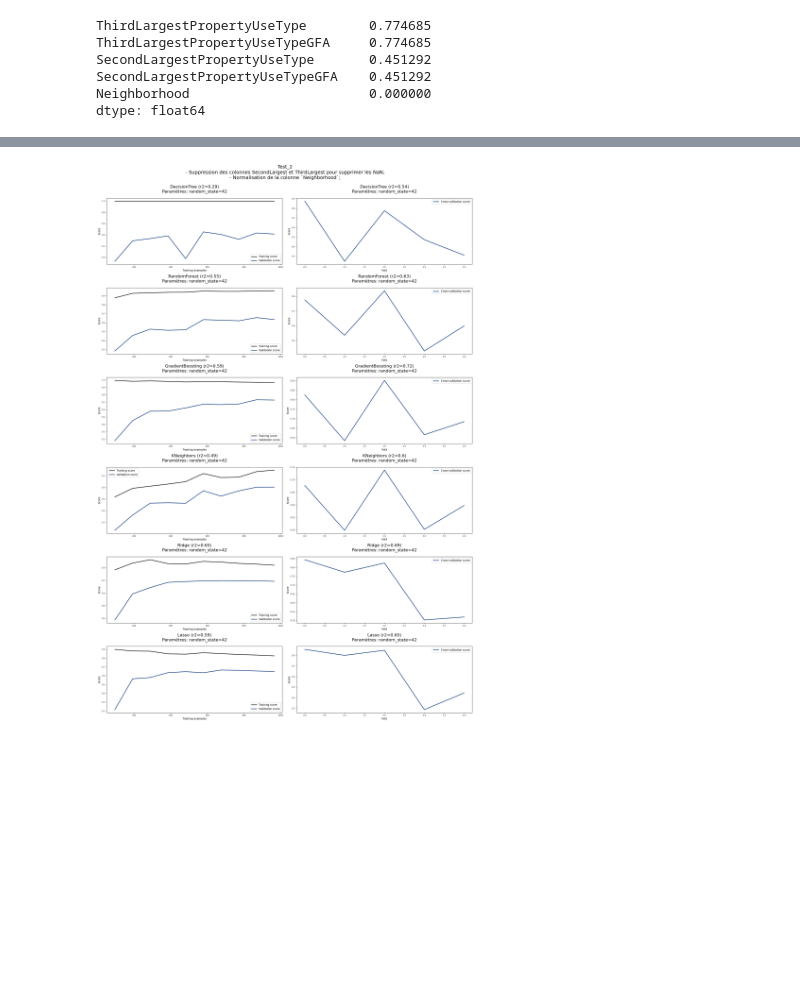
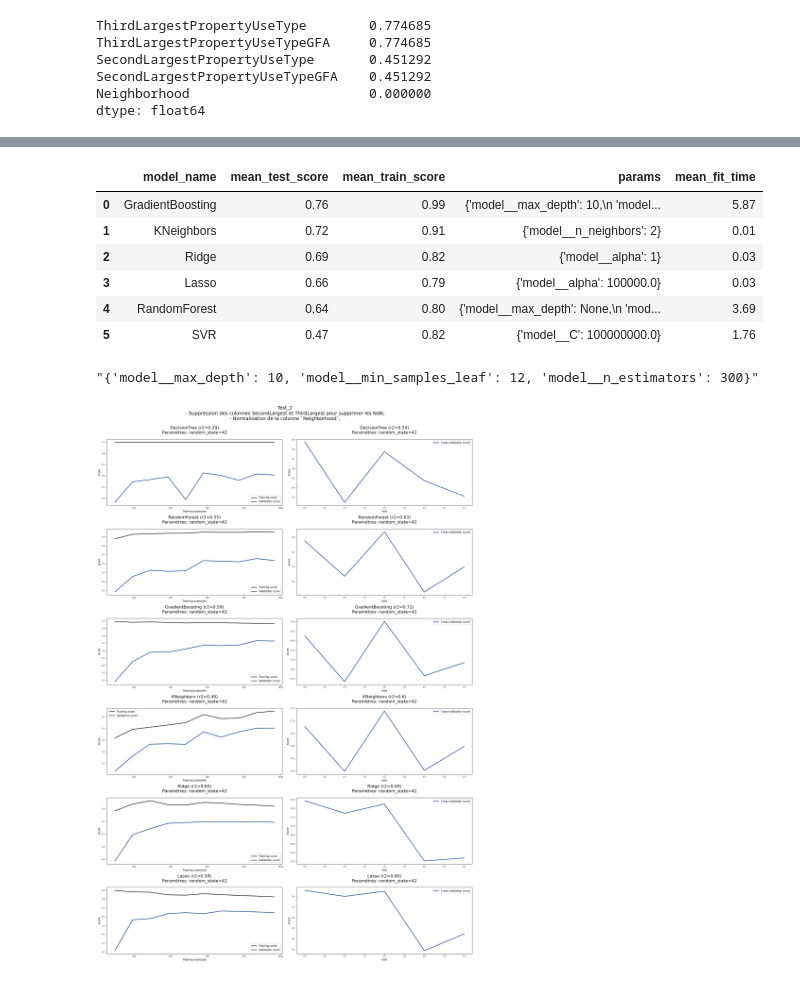
Before and after one commit to RR-DataSciences/P4_Anticipez_Les_Besoins_En_Consommation_De_B-timents, a Jupyter notebook: P4_Prediction_Final.ipynb, the cells around one changed output, grey strips where cells are left out. Drawn from its saved outputs; the diff is of its cells as text; code cells hidden in the pictures; blank space fills up the shorter version.

```diff
--- a/P4_Prediction_Final.ipynb
+++ b/P4_Prediction_Final.ipynb
@@ -198,28 +173,0 @@ DecisionTree
-# %%
-# Supposons que `results` est votre liste de résultats
-#df = pd.DataFrame(results, columns=["models","r2_train_split","r2_moy_learning_curve","r2_moy_cross_val", "best_params"])
-
-# Mélangez les données en format large
-df_melted = results.melt(id_vars="models", value_vars=["r2_train_split","r2_moy_learning_curve","r2_moy_cross_val"],
-                    var_name="Method", value_name="Score")
-
-# Définissez la palette de couleurs
-palette =["#000","#0E2547","#5A90E0","#00317A","#99C2FF","#CCE0FF"]
-
-plt.figure(figsize=(12,4))
-# Tracez le tracé de lignes
-sns.lineplot(data=df_melted, x="Method", y="Score", hue="models", palette=palette, linewidth=2)
-
-# Ajoutez un tableau avec les données de 'results' sous l'image
-table = plt.table(cellText=results.values,
-                  colLabels=results.columns,
-                  loc='bottom',
-                  bbox=[0, -0.7, 1, 0.5])  # ajustez ces valeurs pour déplacer le tableau
-
-plt.title("Analyse des résultats de prédiction par modèle\n(sans paramètres)")
-# Créez le nom du fichier avec le nouveau numéro
-filename = f"./P4_ResultsModels/ComparaisonsModeles_SansParametres.jpeg"
-# Enregistrez le graphique dans le fichier
-plt.savefig(filename, bbox_inches='tight')
-# Affichez le tracé
-plt.show()
@@ -228,3 +248,21 @@ plt.show()
+# %%
+results_df.set_index("model_name", inplace=True)
+# %%
+results_df = results_df.sort_values(by="mean_test_score", ascending=False).reset_index()
+results_df.to_csv(f"./P4_ResultsModels/best_score_model_StandardScaler').csv", sep=";")
+results_df
+# %% [output]
+|  | model_name | mean_test_score | mean_train_score | params | mean_fit_time |
+| 0 | GradientBoosting | 0.76 | 0.99 | {'model__max_depth': 10,\n 'model... | 5.87 |
+| 1 | KNeighbors | 0.72 | 0.91 | {'model__n_neighbors': 2} | 0.01 |
+| 2 | Ridge | 0.69 | 0.82 | {'model__alpha': 1} | 0.03 |
+| 3 | Lasso | 0.66 | 0.79 | {'model__alpha': 100000.0} | 0.03 |
+| 4 | RandomForest | 0.64 | 0.80 | {'model__max_depth': None,\n 'mod... | 3.69 |
+| 5 | SVR | 0.47 | 0.82 | {'model__C': 100000000.0} | 1.76 |
+# %%
+results_df.loc[results_df["mean_test_score"].idxmax()]["params"].replace("\n", "")
+# %% [output]
+"{'model__max_depth': 10, 'model__min_samples_leaf': 12, 'model__n_estimators': 300}"
 # %%
 # Obtenez une liste de tous les fichiers qui correspondent au motif "Test_*.jpeg"
 files = glob.glob("./P4_ResultsModels/Test_*.jpeg")
```
Also changed, not shown: parts of 17 cells of this notebook, 2 other files.
